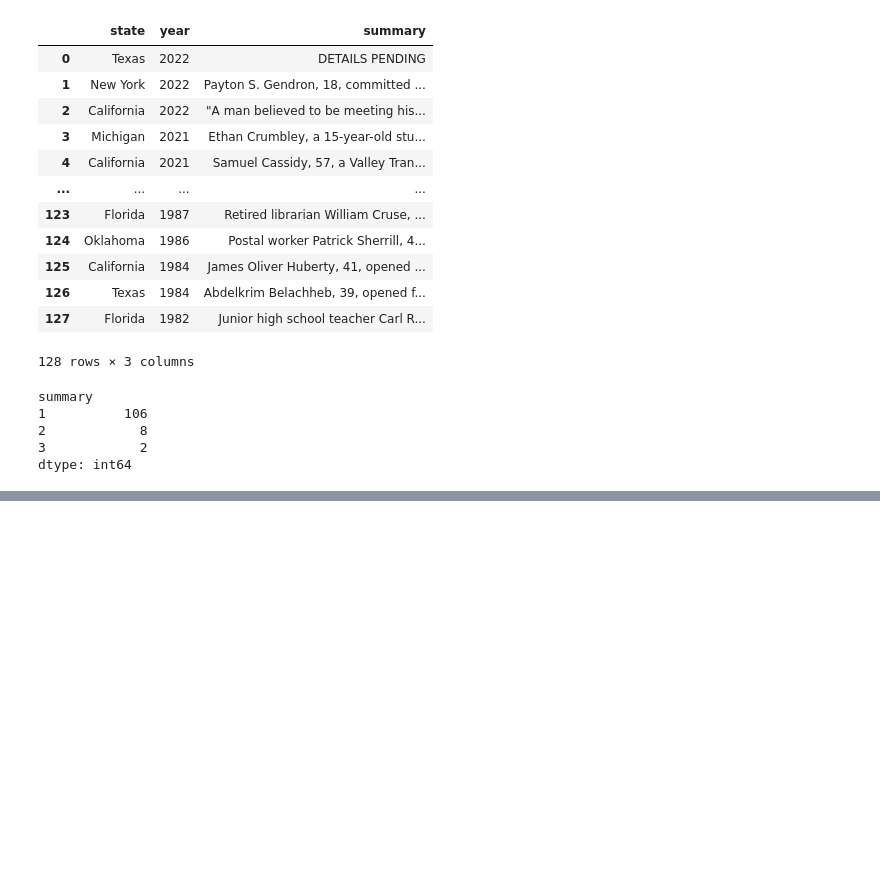
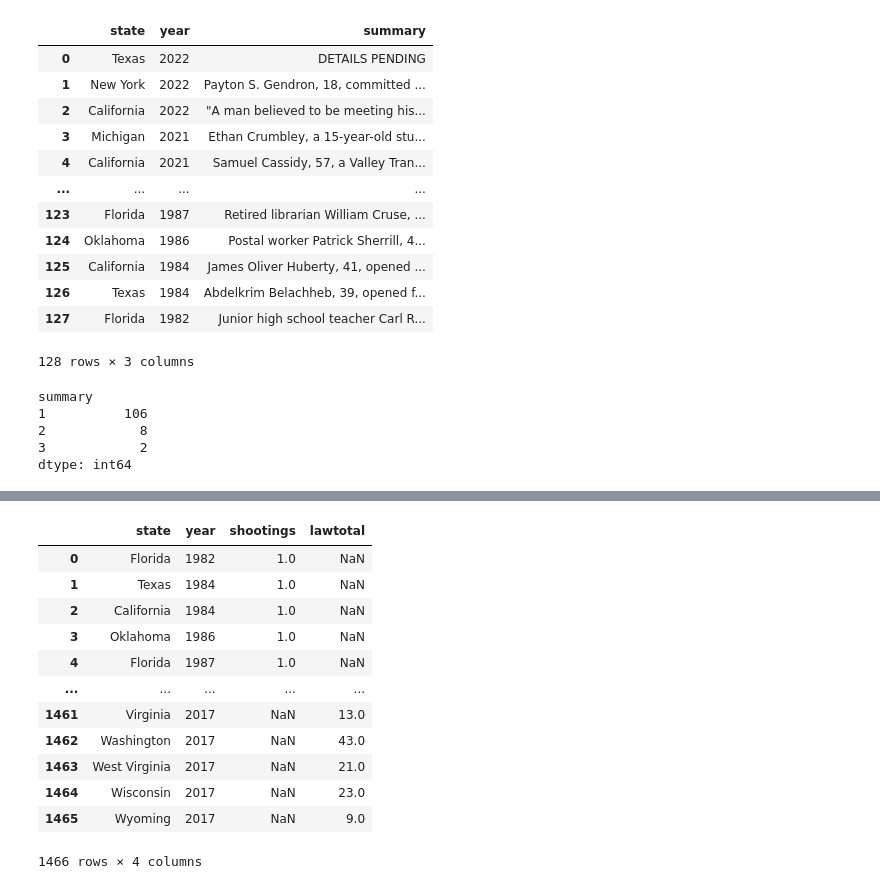
Before and after one commit to khobbs1948/Project-2-, a Jupyter notebook: mass_shooting_analysis.ipynb, the cells around one changed output, grey strips where cells are left out. Drawn from its saved outputs; the diff is of its cells as text; code cells hidden in the pictures; blank space fills up the shorter version.

Commit message:
updated code to merge data files

```diff
--- a/mass_shooting_analysis.ipynb
+++ b/mass_shooting_analysis.ipynb
@@ -62,0 +88,3 @@ summary_ms.head()
+# %%
+laws_df = gun_laws_df[["state","year","lawtotal"]]
+laws_df
@@ -62,0 +105,2 @@ summary_ms.head()
+# %%
+shootings_df = summary_ms.rename(columns={"summary":"shootings"})
@@ -62,0 +123,17 @@ summary_ms.head()
+# %%
+df = pd.merge(shootings_df, laws_df, how="outer",on=["year","state"])
+df
+# %% [output]
+|  | state | year | shootings | lawtotal |
+| 0 | Florida | 1982 | 1.0 | NaN |
+| 1 | Texas | 1984 | 1.0 | NaN |
+| 2 | California | 1984 | 1.0 | NaN |
+| 3 | Oklahoma | 1986 | 1.0 | NaN |
+| 4 | Florida | 1987 | 1.0 | NaN |
+| ... | ... | ... | ... | ... |
+| 1461 | Virginia | 2017 | NaN | 13.0 |
+| 1462 | Washington | 2017 | NaN | 43.0 |
+| 1463 | West Virginia | 2017 | NaN | 21.0 |
+| 1464 | Wisconsin | 2017 | NaN | 23.0 |
+| 1465 | Wyoming | 2017 | NaN | 9.0 |
+1466 rows × 4 columns
```
Also changed, not shown: parts of 5 cells of this notebook.
